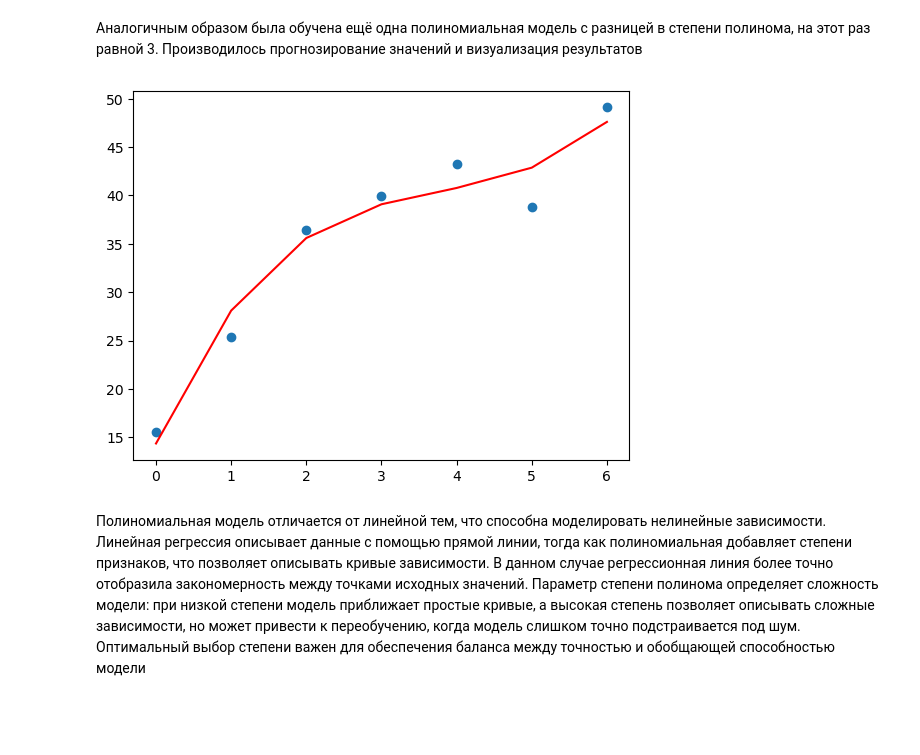
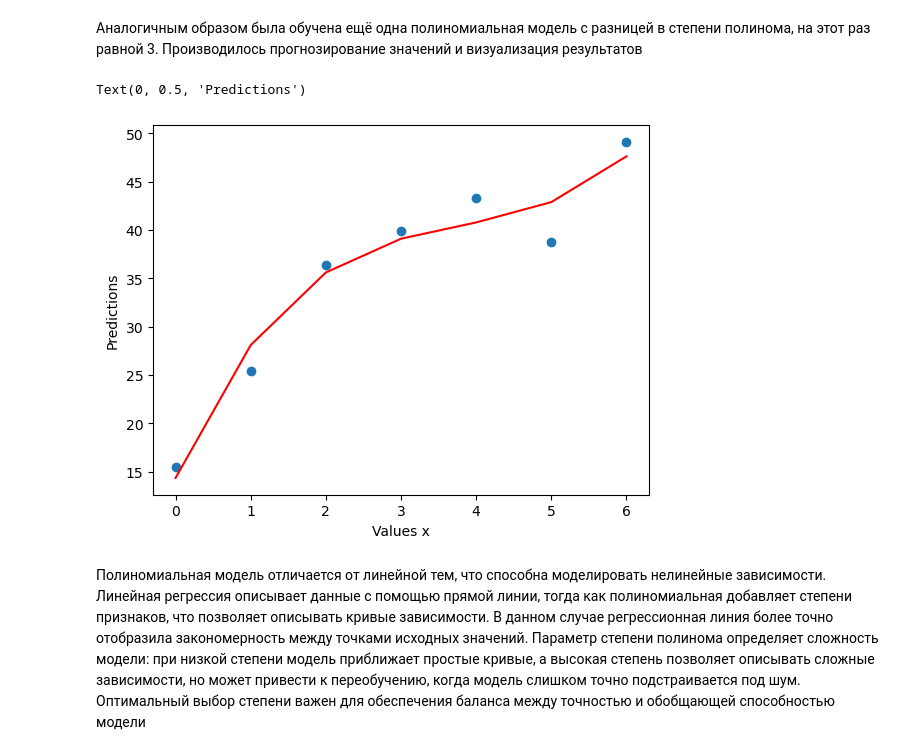
Before and after one commit to Vvvvv55531/LR3, a Jupyter notebook: ЛР3_Милованов_9.ipynb, the cells around one changed output. Cells and saved outputs as stored; diff of their text form; code cells hidden in the pictures; blank space fills up the shorter version.

```diff
--- a/ЛР3_Милованов_9.ipynb
+++ b/ЛР3_Милованов_9.ipynb
@@ -155,17 +162,20 @@ plt.plot(x, y_poly_pred, 'r');
 # %%
 poly1 = PolynomialFeatures(degree=3);
 model_poly1 = LinearRegression();
 
 X_poly1 = poly1.fit_transform(X);
 
 model_poly1.fit(X_poly1, Y);
 
 y_poly1_pred = model_poly1.predict(X_poly1).ravel();
 
 plt.scatter(x, y);
 plt.plot(x, y_poly1_pred, 'r');
+plt.xlabel('Values x')
+plt.ylabel('Predictions')
 # %% [output]
+Text(0, 0.5, 'Predictions')
-[figure, old version]
+[figure, new version]
 # %% [markdown]
 Полиномиальная модель отличается от линейной тем, что способна моделировать нелинейные зависимости. Линейная регрессия описывает данные с помощью прямой линии, тогда как полиномиальная добавляет степени признаков, что позволяет описывать кривые зависимости. В данном случае регрессионная линия более точно отобразила закономерность между точками исходных значений. Параметр степени полинома определяет сложность модели: при низкой степени модель приближает простые кривые, а высокая степень позволяет описывать сложные зависимости, но может привести к переобучению, когда модель слишком точно подстраивается под шум. Оптимальный выбор степени важен для обеспечения баланса между точностью и обобщающей способностью модели
 # %% [markdown]
```
Also changed, not shown: parts of 21 cells of this notebook, 1 other file.
